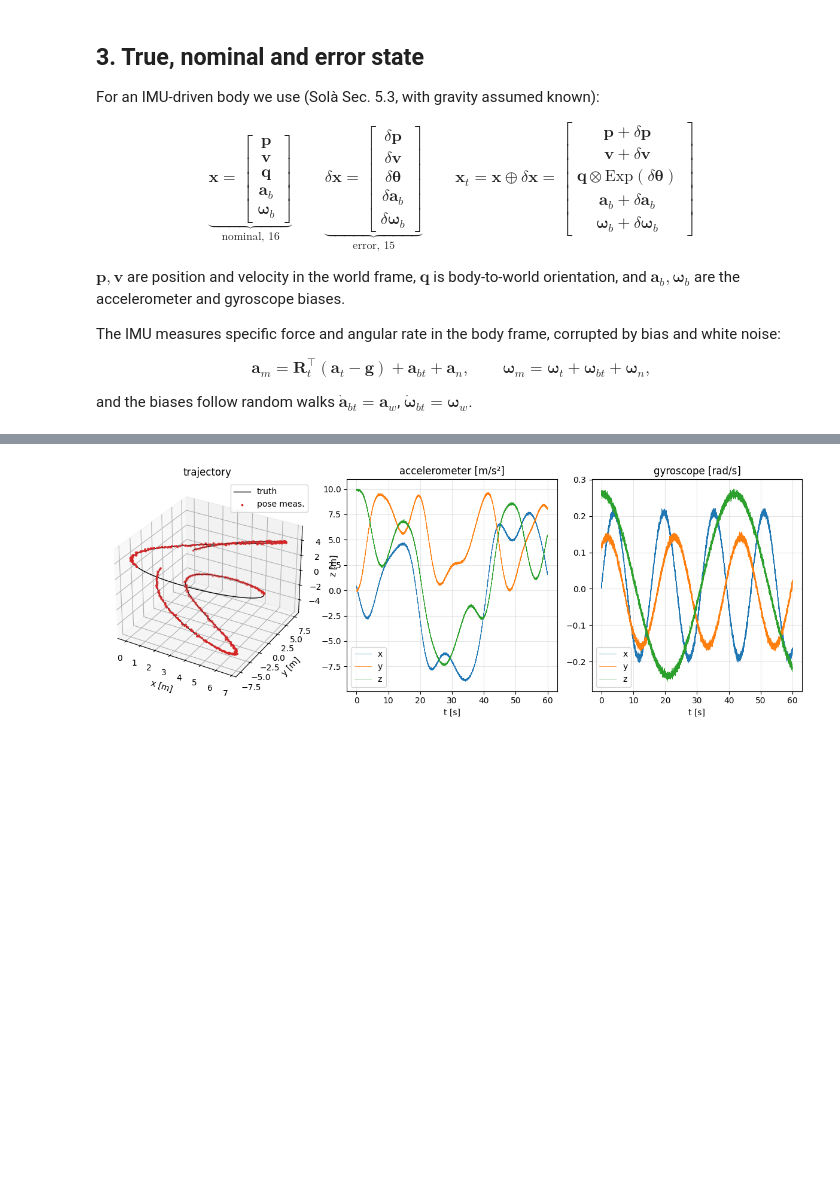
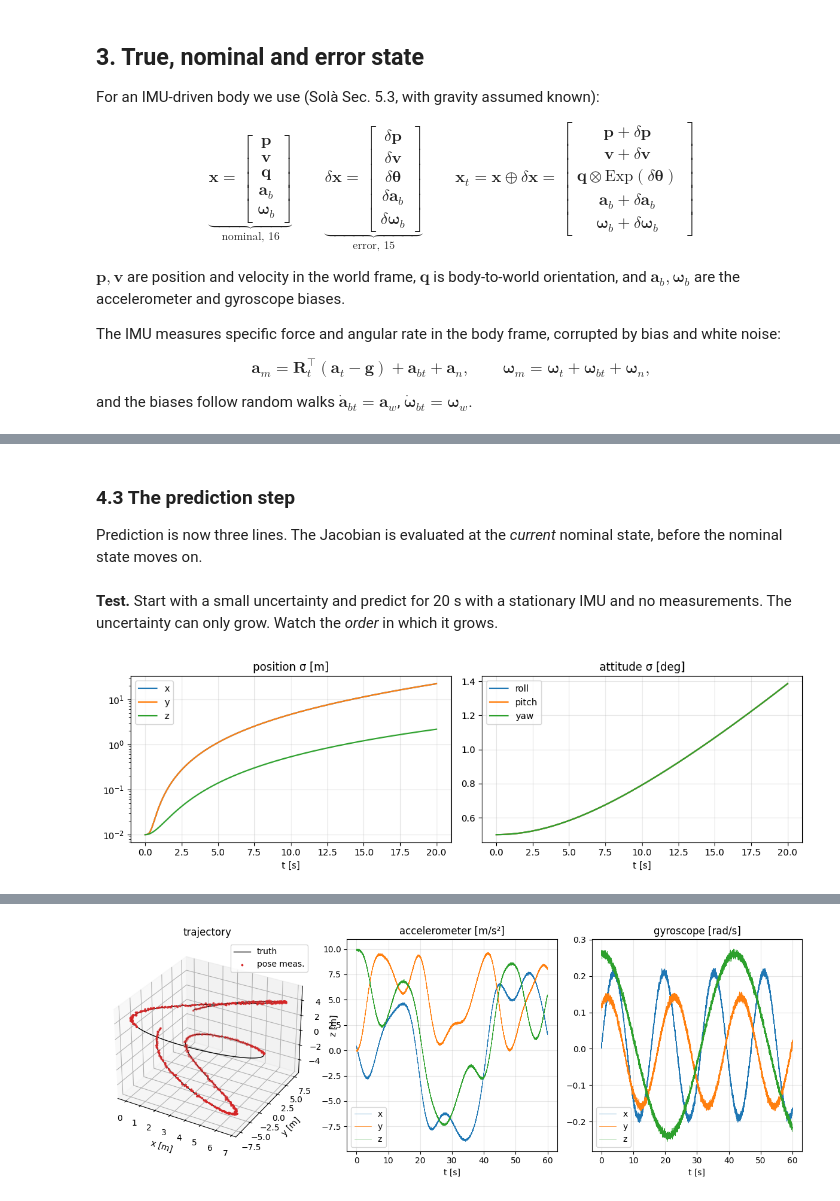
Before and after one commit to prakashmakvana/eskf-tutorial, a Jupyter notebook: ESKF_tutorial.ipynb, the cells around one changed output, grey strips where cells are left out. Saved outputs shown, nothing was run; the diff lists cells and outputs as text; code cells hidden in the pictures; blank space fills up the shorter version.

```diff
--- a/ESKF_tutorial.ipynb
+++ b/ESKF_tutorial.ipynb
@@ -563,0 +285,11 @@ imu.head()
+# %%
+def nominal_predict(x, a_m, w_m, dt, params):
+    """Propagate the nominal state with one IMU sample (no noise)."""
+    g = np.array(params.gravity)
+    acc_world = q_to_R(x["q"]) @ (a_m - x["ab"]) + g     # remove bias, rotate to world, add gravity
+    w_body = w_m - x["wb"]                                # remove gyro bias
+    return dict(p=x["p"] + x["v"] * dt + 0.5 * acc_world * dt**2,
+                v=x["v"] + acc_world * dt,
+                q=q_boxplus(x["q"], w_body * dt),
+                ab=x["ab"].copy(),                        # biases are constant here
+                wb=x["wb"].copy())
@@ -563,0 +365,40 @@ imu.head()
+# %%
+def process_noise(params, dt):
+    """F_i Q_i F_iᵀ (Solà eqs. 270-271): noise enters δv, δθ, δa_b, δω_b, but not δp."""
+    Qi = np.diag(np.r_[np.full(3, params.sigma_an**2 * dt**2),    # accel noise   -> δv
+                       np.full(3, params.sigma_wn**2 * dt**2),    # gyro noise    -> δθ
+                       np.full(3, params.sigma_aw**2 * dt),       # accel bias RW -> δa_b
+                       np.full(3, params.sigma_ww**2 * dt)])      # gyro bias RW  -> δω_b
+    Fi = np.zeros((15, 12))
+    Fi[3:15, :] = np.eye(12)
+    return Fi @ Qi @ Fi.T
+# %% [markdown]
+### 4.3 The prediction step
+
+Prediction is now three lines. The Jacobian is evaluated at the *current* nominal state, before the nominal state moves on.
+# %%
+def predict(x, P, a_m, w_m, dt, params):
+    F = error_state_jacobian(x, a_m, w_m, dt)
+    P = F @ P @ F.T + process_noise(params, dt)          # error covariance
+    x = nominal_predict(x, a_m, w_m, dt, params)          # nominal state
+    return x, P
+# %% [markdown]
+**Test.** Start with a small uncertainty and predict for 20 s with a stationary IMU and no measurements. The uncertainty can only grow. Watch the *order* in which it grows.
+# %%
+P = np.diag(np.r_[np.full(3, 0.01**2), np.full(3, 0.01**2), np.full(3, np.deg2rad(0.5)**2),
+                  np.full(3, 0.01**2), np.full(3, 0.001**2)])
+x = x_rest
+sig_p, sig_th, times = [], [], []
+for k in range(4000):                                     # 20 s
+    x, P = predict(x, P, np.array([0, 0, 9.81]), np.zeros(3), dt, params)
+    times.append((k + 1) * dt)
+    sig_p.append(np.sqrt(np.diag(P)[P_IDX]))
+    sig_th.append(np.degrees(np.sqrt(np.diag(P)[TH_IDX])))
+
+fig, ax = plt.subplots(1, 2, figsize=(11, 3.5))
+ax[0].semilogy(times, sig_p); ax[0].set_title("position σ [m]"); ax[0].legend(["x", "y", "z"])
+ax[1].plot(times, sig_th); ax[1].set_title("attitude σ [deg]"); ax[1].legend(["roll", "pitch", "yaw"])
+for a in ax: a.set_xlabel("t [s]")
+plt.tight_layout()
+# %% [output]
+[figure, added]
```
Also changed, not shown: parts of 97 cells of this notebook, 1 other file.
